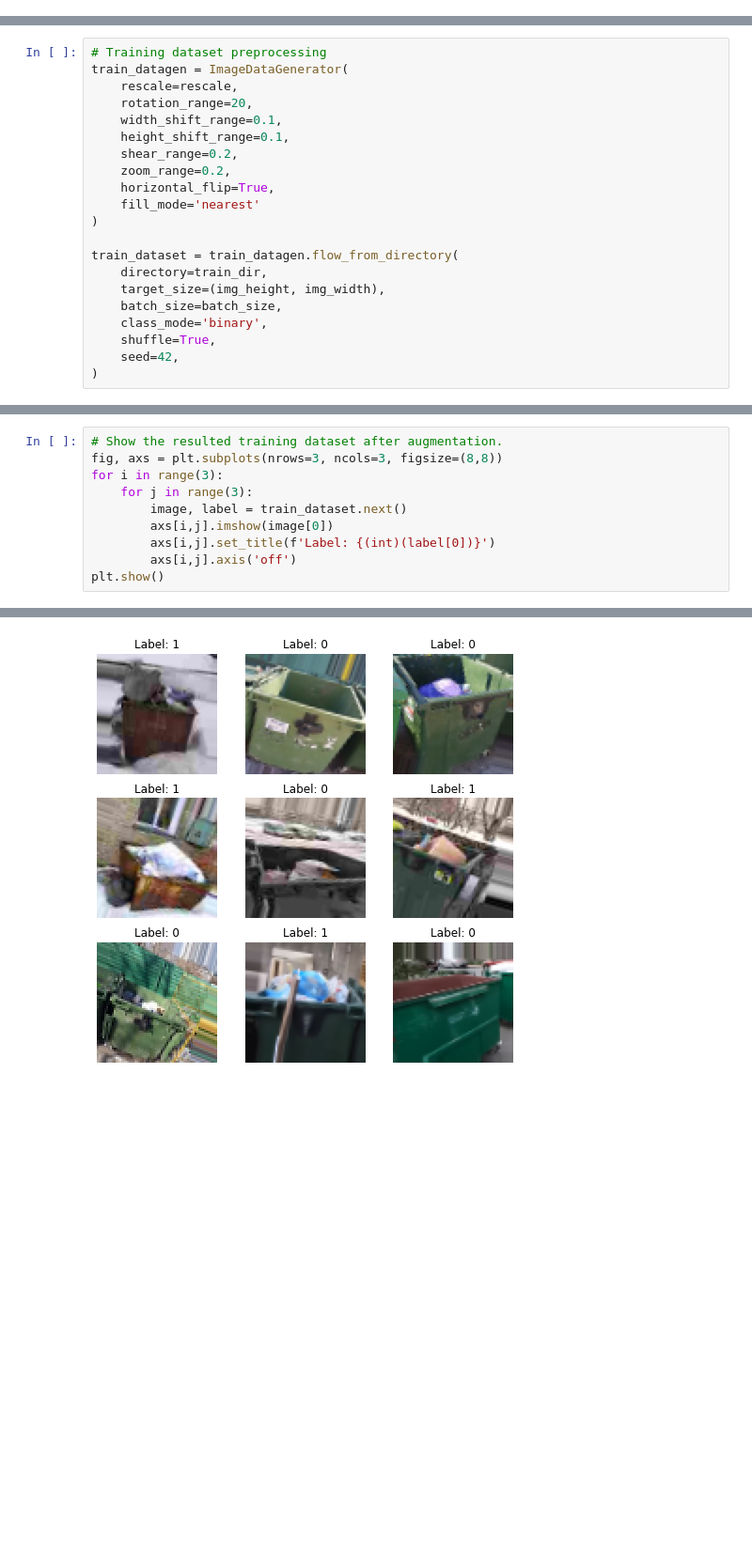
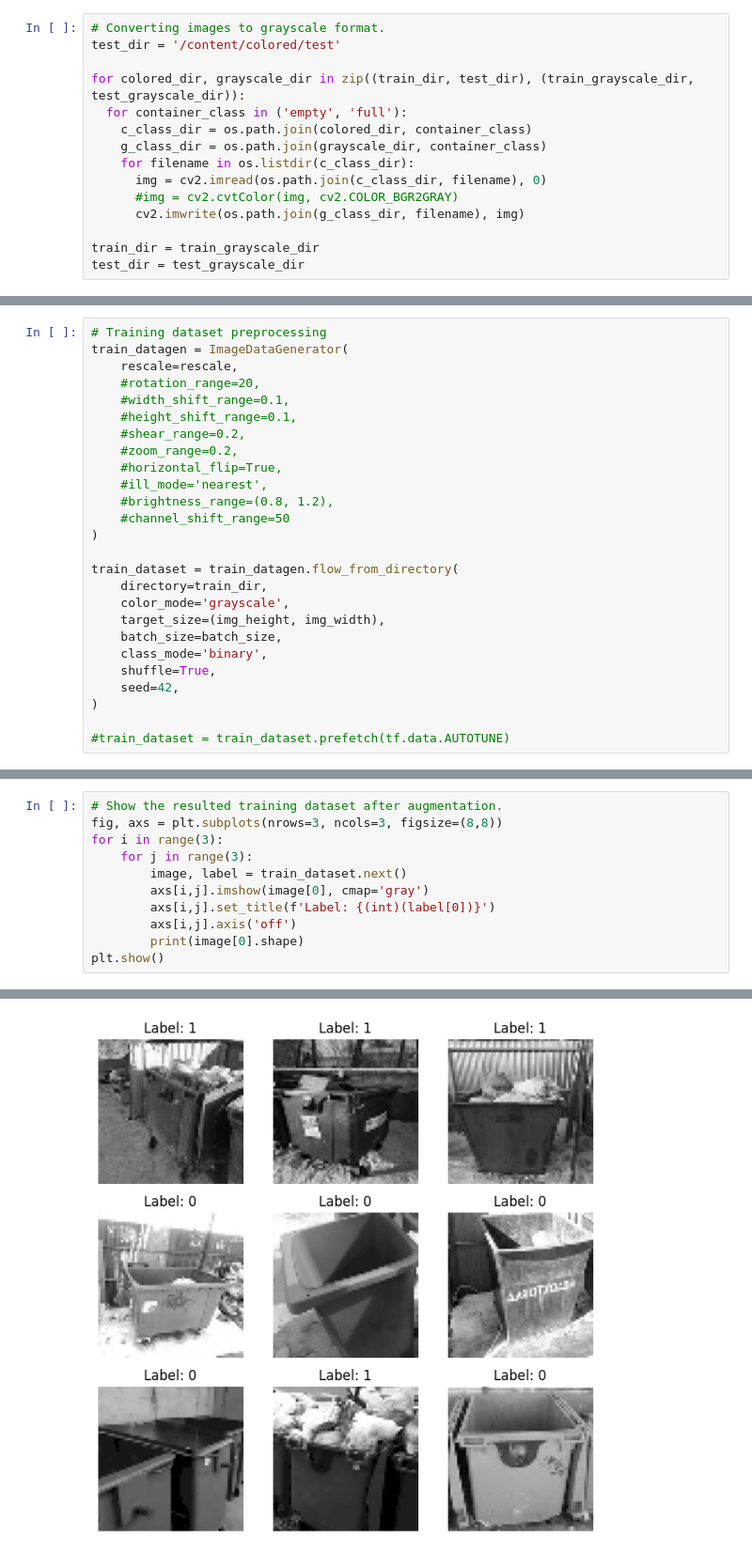
Before and after one commit to iishutov/CV-Project, a Jupyter notebook: ml_project.ipynb, the cells around one changed output, grey strips where cells are left out. Shown at 94% size. Drawn from its saved outputs; the diff is of its cells as text; blank space fills up the shorter version.

```diff
--- a/ml_project.ipynb
+++ b/ml_project.ipynb
@@ -28,0 +34,15 @@ with zipfile.ZipFile(test_dir_zip, 'r') as zip_ref:
+# %%
+# Converting images to grayscale format.
+test_dir = '/content/colored/test'
+
+for colored_dir, grayscale_dir in zip((train_dir, test_dir), (train_grayscale_dir, test_grayscale_dir)):
+  for container_class in ('empty', 'full'):
+    c_class_dir = os.path.join(colored_dir, container_class)
+    g_class_dir = os.path.join(grayscale_dir, container_class)
+    for filename in os.listdir(c_class_dir):
+      img = cv2.imread(os.path.join(c_class_dir, filename), 0)
+      #img = cv2.cvtColor(img, cv2.COLOR_BGR2GRAY)
+      cv2.imwrite(os.path.join(g_class_dir, filename), img)
+
+train_dir = train_grayscale_dir
+test_dir = test_grayscale_dir
@@ -30,21 +54,26 @@ with zipfile.ZipFile(test_dir_zip, 'r') as zip_ref:
 # Training dataset preprocessing
 train_datagen = ImageDataGenerator(
     rescale=rescale,
-    rotation_range=20,
-    width_shift_range=0.1,
-    height_shift_range=0.1,
-    shear_range=0.2,
-    zoom_range=0.2,
-    horizontal_flip=True,
-    fill_mode='nearest'
+    #rotation_range=20,
+    #width_shift_range=0.1,
+    #height_shift_range=0.1,
+    #shear_range=0.2,
+    #zoom_range=0.2,
+    #horizontal_flip=True,
+    #ill_mode='nearest',
+    #brightness_range=(0.8, 1.2),
+    #channel_shift_range=50
 )
 
 train_dataset = train_datagen.flow_from_directory(
     directory=train_dir,
+    color_mode='grayscale',
     target_size=(img_height, img_width),
     batch_size=batch_size,
     class_mode='binary',
     shuffle=True,
     seed=42,
 )
+
+#train_dataset = train_dataset.prefetch(tf.data.AUTOTUNE)
 # %% [output]
@@ -55,8 +84,9 @@ fig, axs = plt.subplots(nrows=3, ncols=3, figsize=(8,8))
 for i in range(3):
     for j in range(3):
         image, label = train_dataset.next()
-        axs[i,j].imshow(image[0])
+        axs[i,j].imshow(image[0], cmap='gray')
         axs[i,j].set_title(f'Label: {(int)(label[0])}')
         axs[i,j].axis('off')
+        print(image[0].shape)
 plt.show()
 # %% [output]
@@ -63 +102 @@ plt.show()
-[figure, old version]
+[figure, new version]
```
Also changed, not shown: parts of 13 cells of this notebook.
